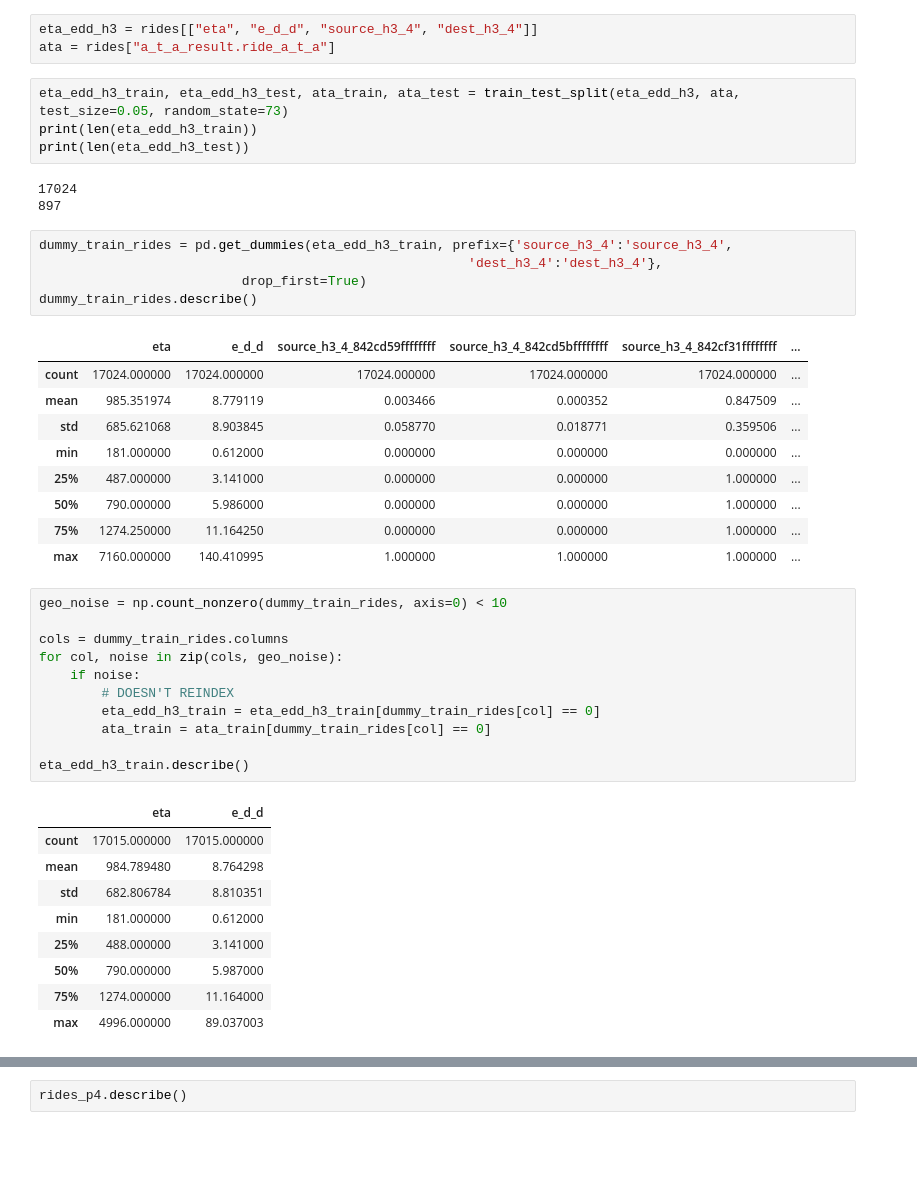
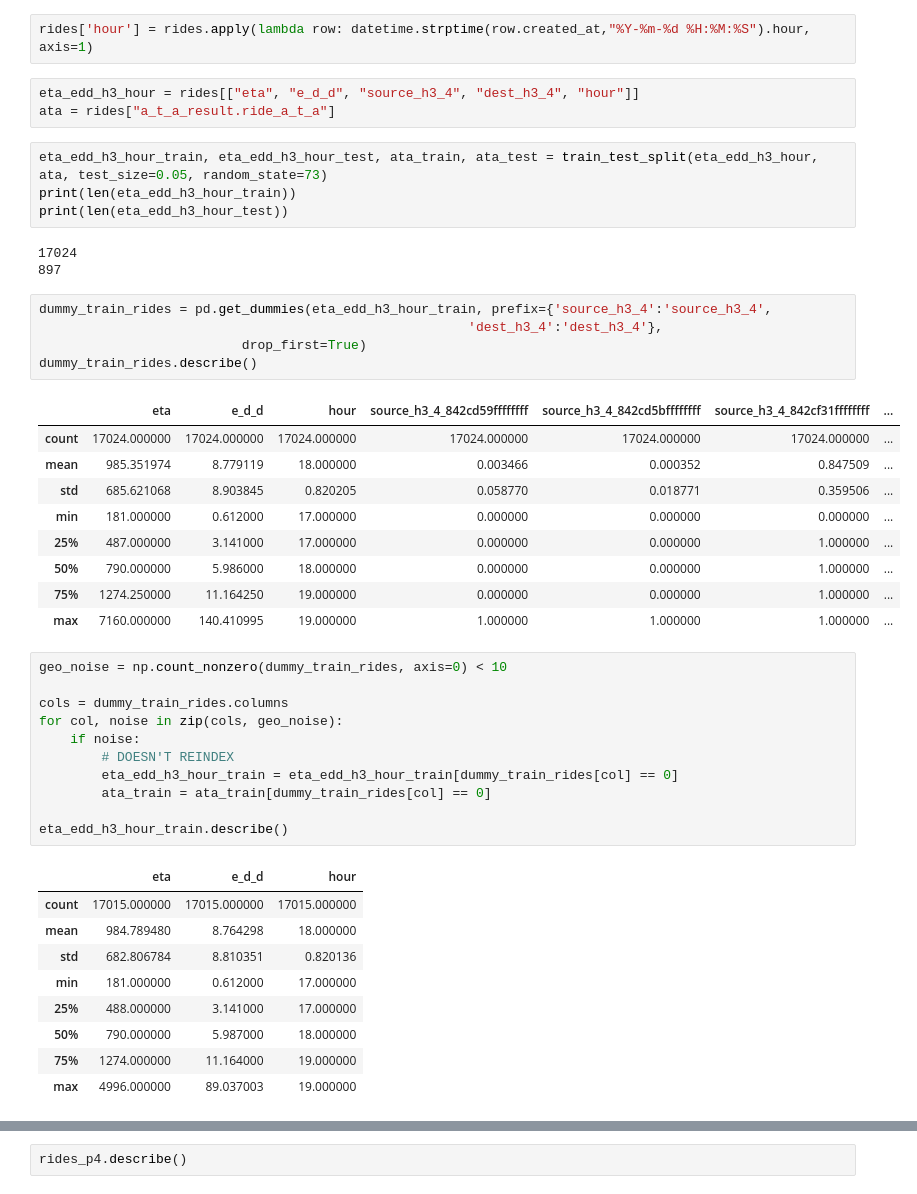
Before and after one commit to elahe-dastan/POP, a Jupyter notebook: feature_engineering/feature_engineering_c.ipynb, the cells around one changed output, grey strips where cells are left out. Cells and saved outputs as stored; diff of their text form; blank space fills up the shorter version.

```diff
--- a/feature_engineering/feature_engineering_c.ipynb
+++ b/feature_engineering/feature_engineering_c.ipynb
@@ -105,31 +106,33 @@ rides
 # %%
 rides['source_h3_4'] = rides.apply(lambda row: h3.geo_to_h3(row.source_lat, row.source_lng, 4), axis=1)
 rides['dest_h3_4'] = rides.apply(lambda row: h3.geo_to_h3(row.destination_lat, row.destination_lng, 4), axis=1)
+# %%
+rides['hour'] = rides.apply(lambda row: datetime.strptime(row.created_at,"%Y-%m-%d %H:%M:%S").hour, axis=1)
 # %%
-eta_edd_h3 = rides[["eta", "e_d_d", "source_h3_4", "dest_h3_4"]]
+eta_edd_h3_hour = rides[["eta", "e_d_d", "source_h3_4", "dest_h3_4", "hour"]]
 ata = rides["a_t_a_result.ride_a_t_a"]
 # %%
-eta_edd_h3_train, eta_edd_h3_test, ata_train, ata_test = train_test_split(eta_edd_h3, ata, test_size=0.05, random_state=73)
-print(len(eta_edd_h3_train))
-print(len(eta_edd_h3_test))
+eta_edd_h3_hour_train, eta_edd_h3_hour_test, ata_train, ata_test = train_test_split(eta_edd_h3_hour, ata, test_size=0.05, random_state=73)
+print(len(eta_edd_h3_hour_train))
+print(len(eta_edd_h3_hour_test))
 # %% [output]
 17024
 897
 # %%
-dummy_train_rides = pd.get_dummies(eta_edd_h3_train, prefix={'source_h3_4':'source_h3_4',
+dummy_train_rides = pd.get_dummies(eta_edd_h3_hour_train, prefix={'source_h3_4':'source_h3_4',
                                                        'dest_h3_4':'dest_h3_4'},
                           drop_first=True)
 dummy_train_rides.describe()
 # %% [output]
-|  | eta | e_d_d | source_h3_4_842cd59ffffffff | source_h3_4_842cd5bffffffff | source_h3_4_842cf31ffffffff | ... |
-| count | 17024.000000 | 17024.000000 | 17024.000000 | 17024.000000 | 17024.000000 | ... |
-| mean | 985.351974 | 8.779119 | 0.003466 | 0.000352 | 0.847509 | ... |
-| std | 685.621068 | 8.903845 | 0.058770 | 0.018771 | 0.359506 | ... |
-| min | 181.000000 | 0.612000 | 0.000000 | 0.000000 | 0.000000 | ... |
-| 25% | 487.000000 | 3.141000 | 0.000000 | 0.000000 | 1.000000 | ... |
-| 50% | 790.000000 | 5.986000 | 0.000000 | 0.000000 | 1.000000 | ... |
-| 75% | 1274.250000 | 11.164250 | 0.000000 | 0.000000 | 1.000000 | ... |
-| max | 7160.000000 | 140.410995 | 1.000000 | 1.000000 | 1.000000 | ... |
+|  | eta | e_d_d | hour | source_h3_4_842cd59ffffffff | source_h3_4_842cd5bffffffff | source_h3_4_842cf31ffffffff | ... |
+| count | 17024.000000 | 17024.000000 | 17024.000000 | 17024.000000 | 17024.000000 | 17024.000000 | ... |
+| mean | 985.351974 | 8.779119 | 18.000000 | 0.003466 | 0.000352 | 0.847509 | ... |
+| std | 685.621068 | 8.903845 | 0.820205 | 0.058770 | 0.018771 | 0.359506 | ... |
+| min | 181.000000 | 0.612000 | 17.000000 | 0.000000 | 0.000000 | 0.000000 | ... |
+| 25% | 487.000000 | 3.141000 | 17.000000 | 0.000000 | 0.000000 | 1.000000 | ... |
+| 50% | 790.000000 | 5.986000 | 18.000000 | 0.000000 | 0.000000 | 1.000000 | ... |
+| 75% | 1274.250000 | 11.164250 | 19.000000 | 0.000000 | 0.000000 | 1.000000 | ... |
+| max | 7160.000000 | 140.410995 | 19.000000 | 1.000000 | 1.000000 | 1.000000 | ... |
 # %%
 geo_noise = np.count_nonzero(dummy_train_rides, axis=0) < 10
 
@@ -137,20 +140,20 @@ cols = dummy_train_rides.columns
 for col, noise in zip(cols, geo_noise):
     if noise:
         # DOESN'T REINDEX
-        eta_edd_h3_train = eta_edd_h3_train[dummy_train_rides[col] == 0]
+        eta_edd_h3_hour_train = eta_edd_h3_hour_train[dummy_train_rides[col] == 0]
         ata_train = ata_train[dummy_train_rides[col] == 0]
 
-eta_edd_h3_train.describe()
+eta_edd_h3_hour_train.describe()
 # %% [output]
-|  | eta | e_d_d |
-| count | 17015.000000 | 17015.000000 |
-| mean | 984.789480 | 8.764298 |
-| std | 682.806784 | 8.810351 |
-| min | 181.000000 | 0.612000 |
-| 25% | 488.000000 | 3.141000 |
-| 50% | 790.000000 | 5.987000 |
-| 75% | 1274.000000 | 11.164000 |
-| max | 4996.000000 | 89.037003 |
+|  | eta | e_d_d | hour |
+| count | 17015.000000 | 17015.000000 | 17015.000000 |
+| mean | 984.789480 | 8.764298 | 18.000000 |
+| std | 682.806784 | 8.810351 | 0.820136 |
+| min | 181.000000 | 0.612000 | 17.000000 |
+| 25% | 488.000000 | 3.141000 | 17.000000 |
+| 50% | 790.000000 | 5.987000 | 18.000000 |
+| 75% | 1274.000000 | 11.164000 | 19.000000 |
+| max | 4996.000000 | 89.037003 | 19.000000 |
 # %%
 print(np.count_nonzero(dummy_train_rides, axis=0))
 print(dummy_train_rides.columns)
```
Also changed, not shown: parts of 24 cells of this notebook, 1 other file.
